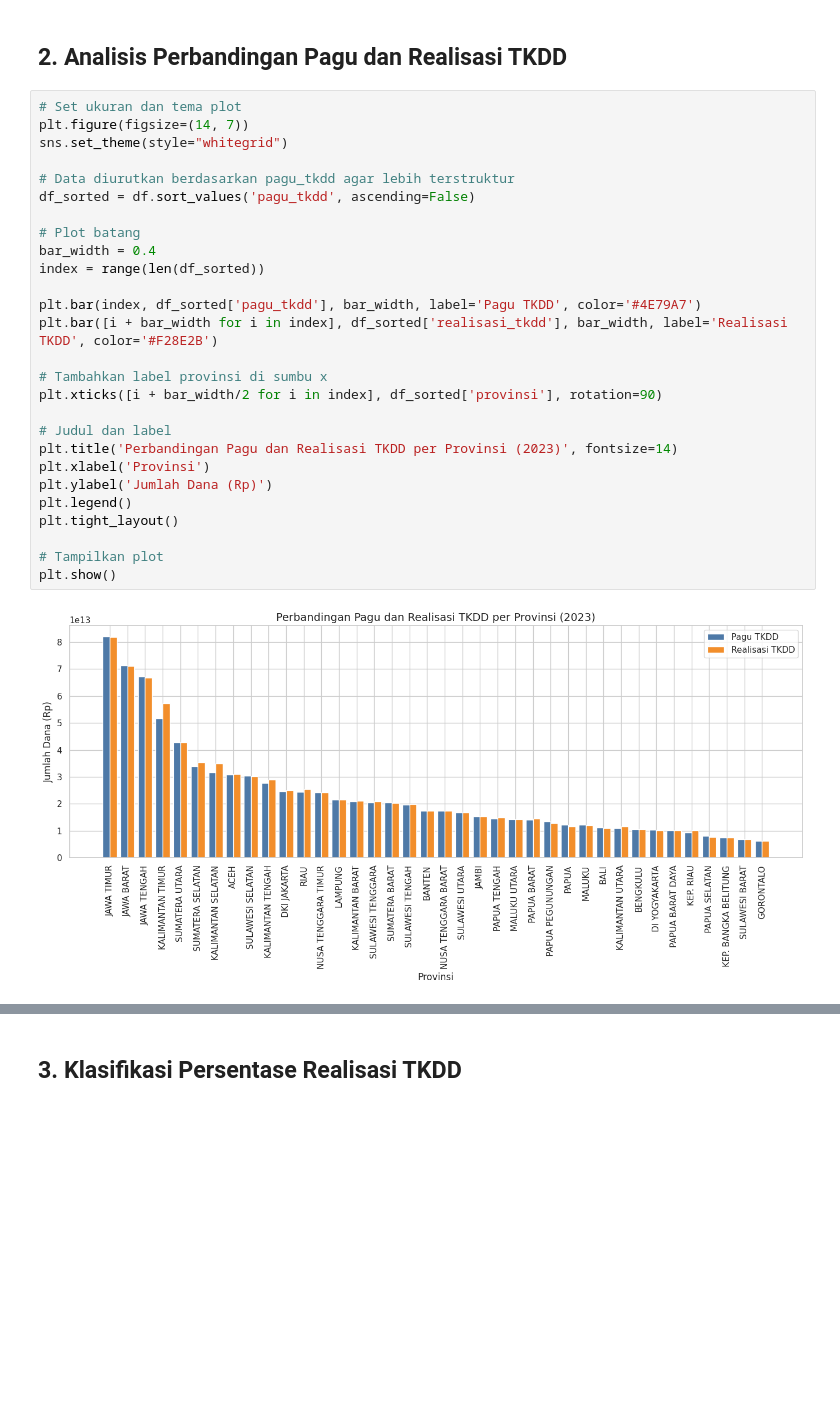
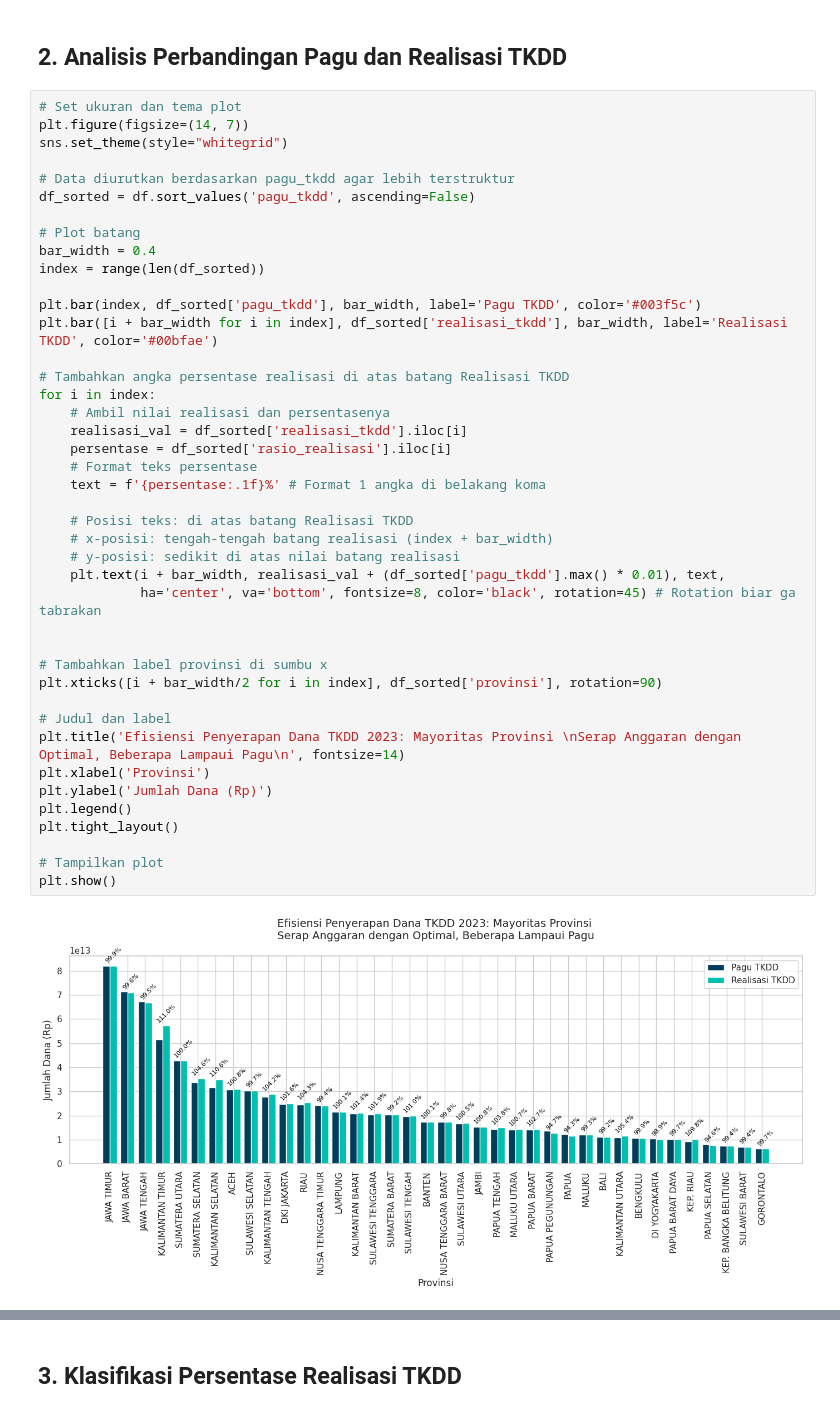
Before and after one commit to badzlan/techfest-elims, a Jupyter notebook: EDA_tipiel_IPB.ipynb, the cells around one changed output, grey strips where cells are left out. Cells and saved outputs as stored; diff of their text form; blank space fills up the shorter version.

```diff
--- a/EDA_tipiel_IPB.ipynb
+++ b/EDA_tipiel_IPB.ipynb
@@ -381,32 +378,47 @@ df
 # %%
 # Set ukuran dan tema plot
 plt.figure(figsize=(14, 7))
 sns.set_theme(style="whitegrid")
 
 # Data diurutkan berdasarkan pagu_tkdd agar lebih terstruktur
 df_sorted = df.sort_values('pagu_tkdd', ascending=False)
 
 # Plot batang
 bar_width = 0.4
 index = range(len(df_sorted))
 
-plt.bar(index, df_sorted['pagu_tkdd'], bar_width, label='Pagu TKDD', color='#4E79A7')
-plt.bar([i + bar_width for i in index], df_sorted['realisasi_tkdd'], bar_width, label='Realisasi TKDD', color='#F28E2B')
+plt.bar(index, df_sorted['pagu_tkdd'], bar_width, label='Pagu TKDD', color='#003f5c')
+plt.bar([i + bar_width for i in index], df_sorted['realisasi_tkdd'], bar_width, label='Realisasi TKDD', color='#00bfae')
+
+# Tambahkan angka persentase realisasi di atas batang Realisasi TKDD
+for i in index:
+    # Ambil nilai realisasi dan persentasenya
+    realisasi_val = df_sorted['realisasi_tkdd'].iloc[i]
+    persentase = df_sorted['rasio_realisasi'].iloc[i]
+    # Format teks persentase
+    text = f'{persentase:.1f}%' # Format 1 angka di belakang koma
+
+    # Posisi teks: di atas batang Realisasi TKDD
+    # x-posisi: tengah-tengah batang realisasi (index + bar_width)
+    # y-posisi: sedikit di atas nilai batang realisasi
+    plt.text(i + bar_width, realisasi_val + (df_sorted['pagu_tkdd'].max() * 0.01), text,
+             ha='center', va='bottom', fontsize=8, color='black', rotation=45) # Rotation biar ga tabrakan
+
 
 # Tambahkan label provinsi di sumbu x
 plt.xticks([i + bar_width/2 for i in index], df_sorted['provinsi'], rotation=90)
 
 # Judul dan label
-plt.title('Perbandingan Pagu dan Realisasi TKDD per Provinsi (2023)', fontsize=14)
+plt.title('Efisiensi Penyerapan Dana TKDD 2023: Mayoritas Provinsi \nSerap Anggaran dengan Optimal, Beberapa Lampaui Pagu\n', fontsize=14)
 plt.xlabel('Provinsi')
 plt.ylabel('Jumlah Dana (Rp)')
 plt.legend()
 plt.tight_layout()
 
 # Tampilkan plot
 plt.show()
 # %% [output]
-[figure, old version]
+[figure, new version]
 # %% [markdown]
 Grafik di atas menampilkan perbandingan antara **alokasi anggaran (pagu TKDD)** dan **penyerapan anggaran (realisasi TKDD)** di 38 provinsi di Indonesia sepanjang tahun 2023.
 
```
Also changed, not shown: parts of 18 cells of this notebook.
